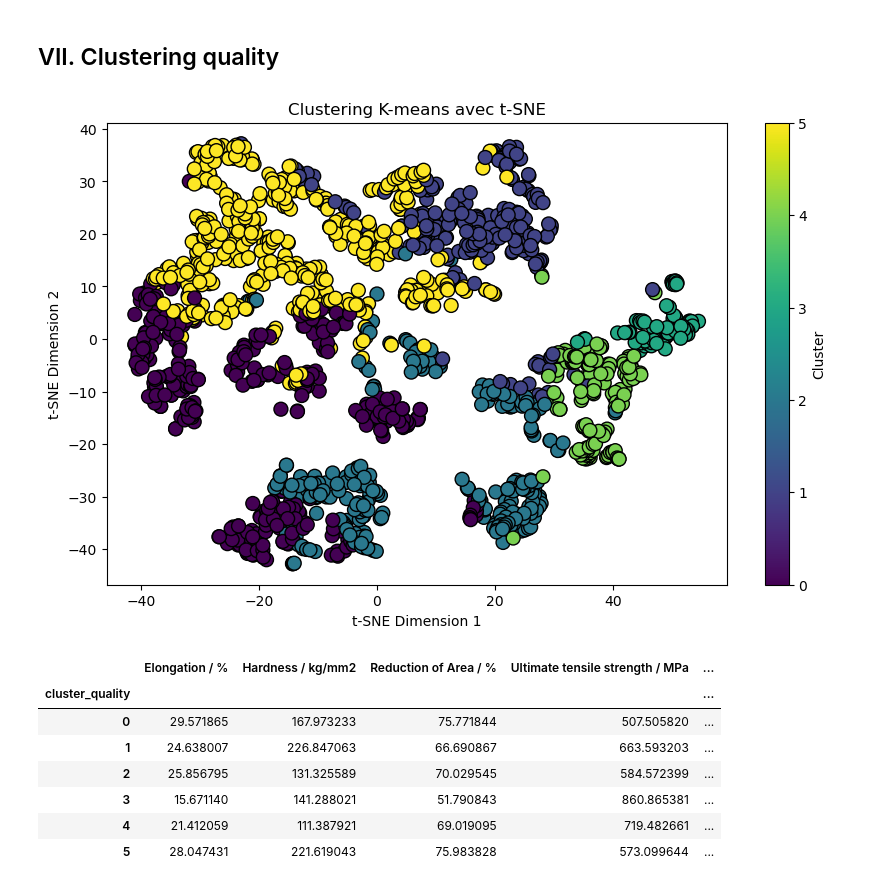
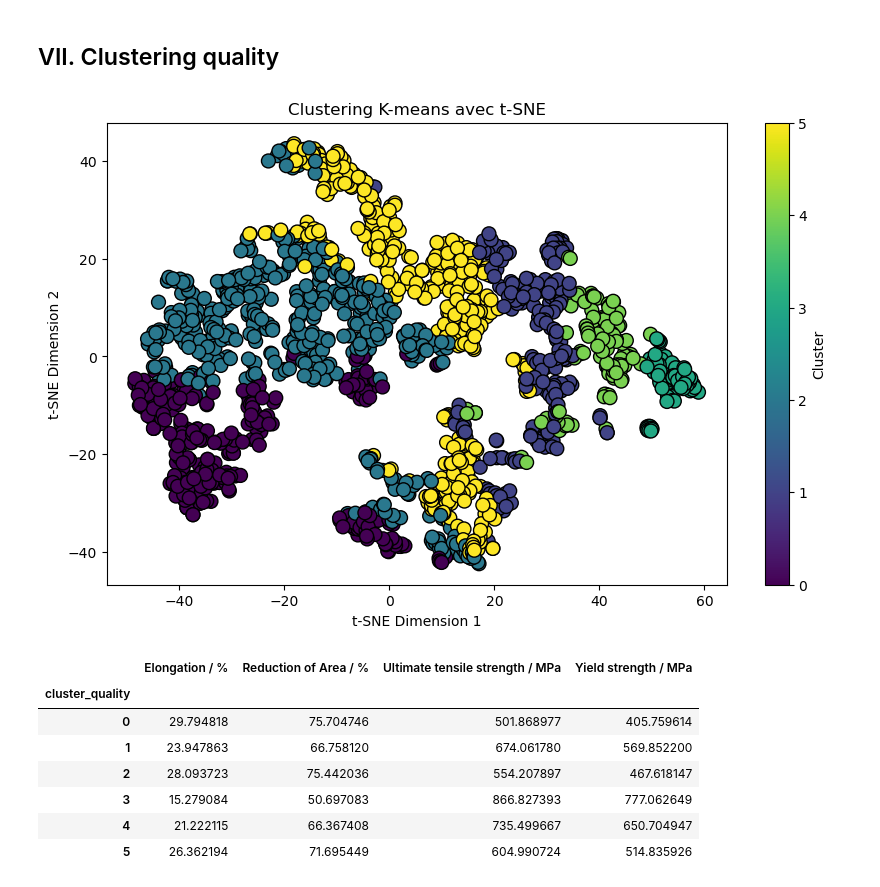
Before and after one commit to Saad123654/ProjectAppauto, a Jupyter notebook: Preprocessing/Code_approche avec les moyennes.ipynb, the cells around one changed output. Saved outputs shown, nothing was run; the diff lists cells and outputs as text; code cells hidden in the pictures.

Commit message:
Code pour l'approche avec les moyennes

```diff
--- a/Preprocessing/preprocessing 2.ipynb
+++ b/Preprocessing/Code_approche avec les moyennes.ipynb
@@ -1400,41 +1335,0 @@ RMSE : 6.45
-# %%
-yield_data=data_processed[['PC1', 'PC2', 'PC3', 'PC4', 'PC5', 'PC6', 'PC7', 'PC8', 'PC9', 'PC10',
-       'PC11', 'PC12', 'PC13', 'PC14', 'PC15', 'PC16', 'PC17', 'PC18', 'PC19',
-       'PC20', 'AC or DC_AC', 'AC or DC_DC',
-       'Electrode positive or negative_+', 'Electrode positive or negative_0',
-       'Type of weld_FCA', 'Type of weld_GTAA', 'Type of weld_MMA',
-       'Type of weld_NGGMA', 'Type of weld_NGSAW', 'Type of weld_SA',
-       'Type of weld_SAA', 'Type of weld_ShMA', 'Type of weld_TSA',
-       'Hardness / kg/mm2']]
-yield_data_test=yield_data[yield_data['Hardness / kg/mm2'].isnull()]
-yield_data_model = yield_data[yield_data['Hardness / kg/mm2'].notnull()]
-x=yield_data_model[['PC1', 'PC2', 'PC3', 'PC4', 'PC5', 'PC6', 'PC7', 'PC8', 'PC9', 'PC10',
-       'PC11', 'PC12', 'PC13', 'PC14', 'PC15', 'PC16', 'PC17', 'PC18', 'PC19',
-       'PC20', 'AC or DC_AC', 'AC or DC_DC',
-       'Electrode positive or negative_+', 'Electrode positive or negative_0',
-       'Type of weld_FCA', 'Type of weld_GTAA', 'Type of weld_MMA',
-       'Type of weld_NGGMA', 'Type of weld_NGSAW', 'Type of weld_SA',
-       'Type of weld_SAA', 'Type of weld_ShMA', 'Type of weld_TSA']]
-y=yield_data_model['Hardness / kg/mm2']
-X_train, X_test, y_train, y_test = train_test_split(x, y, test_size=0.2, random_state=42)
-model =  SGDRegressor()
-model.fit(X_train, y_train)
-# Prédire les valeurs sur l'ensemble de test
-y_pred = model.predict(X_test)
-# Évaluer les performances du modèle
-mse = mean_squared_error(y_test, y_pred)
-rmse = np.sqrt(mse)
-print(f'RMSE : {rmse:.2f}')
-new_data=yield_data_test[['PC1', 'PC2', 'PC3', 'PC4', 'PC5', 'PC6', 'PC7', 'PC8', 'PC9', 'PC10',
-       'PC11', 'PC12', 'PC13', 'PC14', 'PC15', 'PC16', 'PC17', 'PC18', 'PC19',
-       'PC20', 'AC or DC_AC', 'AC or DC_DC',
-       'Electrode positive or negative_+', 'Electrode positive or negative_0',
-       'Type of weld_FCA', 'Type of weld_GTAA', 'Type of weld_MMA',
-       'Type of weld_NGGMA', 'Type of weld_NGSAW', 'Type of weld_SA',
-       'Type of weld_SAA', 'Type of weld_ShMA', 'Type of weld_TSA']]
-pred=model.predict(new_data)
-# Trouver les indices des valeurs manquantes
-nan_indices = data_processed[data_processed['Hardness / kg/mm2'].isnull()].index
-
-# Remplacer les valeurs manquantes avec les valeurs de 'pred'
-data_processed.loc[nan_indices, 'Hardness / kg/mm2'] = pred
@@ -1465,41 +1358,41 @@ dtype: bool
 # %%
 k= 6
 kmeans = KMeans(n_clusters=k, random_state=42)
-kmeans.fit(data_processed[['Yield strength / MPa', 'Ultimate tensile strength / MPa','Elongation / %','Reduction of Area / %','Hardness / kg/mm2']])
+kmeans.fit(data_processed[['Yield strength / MPa', 'Ultimate tensile strength / MPa','Elongation / %','Reduction of Area / %']])
 
 # Ajouter les labels de cluster à vos données
 data_processed['cluster_quality'] = kmeans.labels_
 # %%
 # Appliquer t-SNE pour réduire les dimensions à 2
-quality_scaled = center_and_normalize(data_processed[['Yield strength / MPa', 'Ultimate tensile strength / MPa','Elongation / %','Reduction of Area / %','Hardness / kg/mm2']])
+quality_scaled = center_and_normalize(data_processed[['Yield strength / MPa', 'Ultimate tensile strength / MPa','Elongation / %','Reduction of Area / %']])
 tsne = TSNE(n_components=2, random_state=42)
 tsne_results = tsne.fit_transform(quality_scaled)
 
 # Créer un DataFrame avec les résultats t-SNE et les clusters
 tsne_df = pd.DataFrame(data=tsne_results, columns=['TSNE1', 'TSNE2'])
 tsne_df['Cluster'] = kmeans.labels_
 
 # Visualisation
 plt.figure(figsize=(10, 6))
 plt.scatter(tsne_df['TSNE1'], tsne_df['TSNE2'], c=tsne_df['Cluster'], cmap='viridis', marker='o', edgecolor='k', s=100)
 plt.title('Clustering K-means avec t-SNE')
 plt.xlabel('t-SNE Dimension 1')
 plt.ylabel('t-SNE Dimension 2')
 plt.colorbar(label='Cluster')
 plt.show()
 # %% [output]
-[figure, old version]
+[figure, new version]
 # %%
 df_pivot= pd.pivot_table(data_processed,values=['Yield strength / MPa', 'Ultimate tensile strength / MPa',
-       'Elongation / %', 'Reduction of Area / %', 'Hardness / kg/mm2'],index=['cluster_quality'],aggfunc='mean')
+       'Elongation / %', 'Reduction of Area / %'],index=['cluster_quality'],aggfunc='mean')
 df_pivot
 # %% [output]
-|  | Elongation / % | Hardness / kg/mm2 | Reduction of Area / % | Ultimate tensile strength / MPa | ... |
-| cluster_quality |  |  |  |  | ... |
-| 0 | 29.571865 | 167.973233 | 75.771844 | 507.505820 | ... |
-| 1 | 24.638007 | 226.847063 | 66.690867 | 663.593203 | ... |
-| 2 | 25.856795 | 131.325589 | 70.029545 | 584.572399 | ... |
-| 3 | 15.671140 | 141.288021 | 51.790843 | 860.865381 | ... |
-| 4 | 21.412059 | 111.387921 | 69.019095 | 719.482661 | ... |
-| 5 | 28.047431 | 221.619043 | 75.983828 | 573.099644 | ... |
+|  | Elongation / % | Reduction of Area / % | Ultimate tensile strength / MPa | Yield strength / MPa |
+| cluster_quality |  |  |  |  |
+| 0 | 29.794818 | 75.704746 | 501.868977 | 405.759614 |
+| 1 | 23.947863 | 66.758120 | 674.061780 | 569.852200 |
+| 2 | 28.093723 | 75.442036 | 554.207897 | 467.618147 |
+| 3 | 15.279084 | 50.697083 | 866.827393 | 777.062649 |
+| 4 | 21.222115 | 66.367408 | 735.499667 | 650.704947 |
+| 5 | 26.362194 | 71.695449 | 604.990724 | 514.835926 |
 # %%
```
Also changed, not shown: parts of 24 cells of this notebook, 2 other files.
